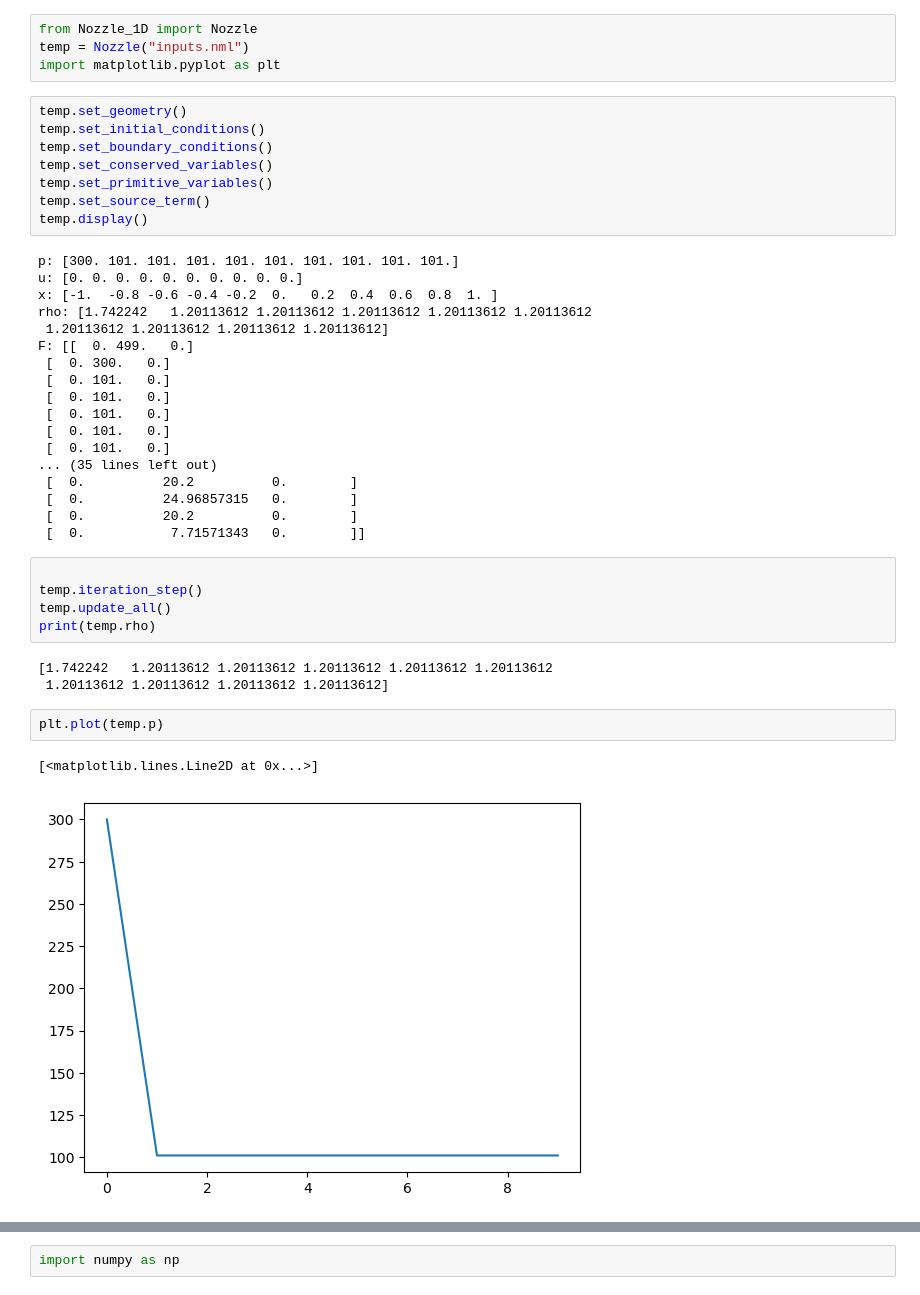
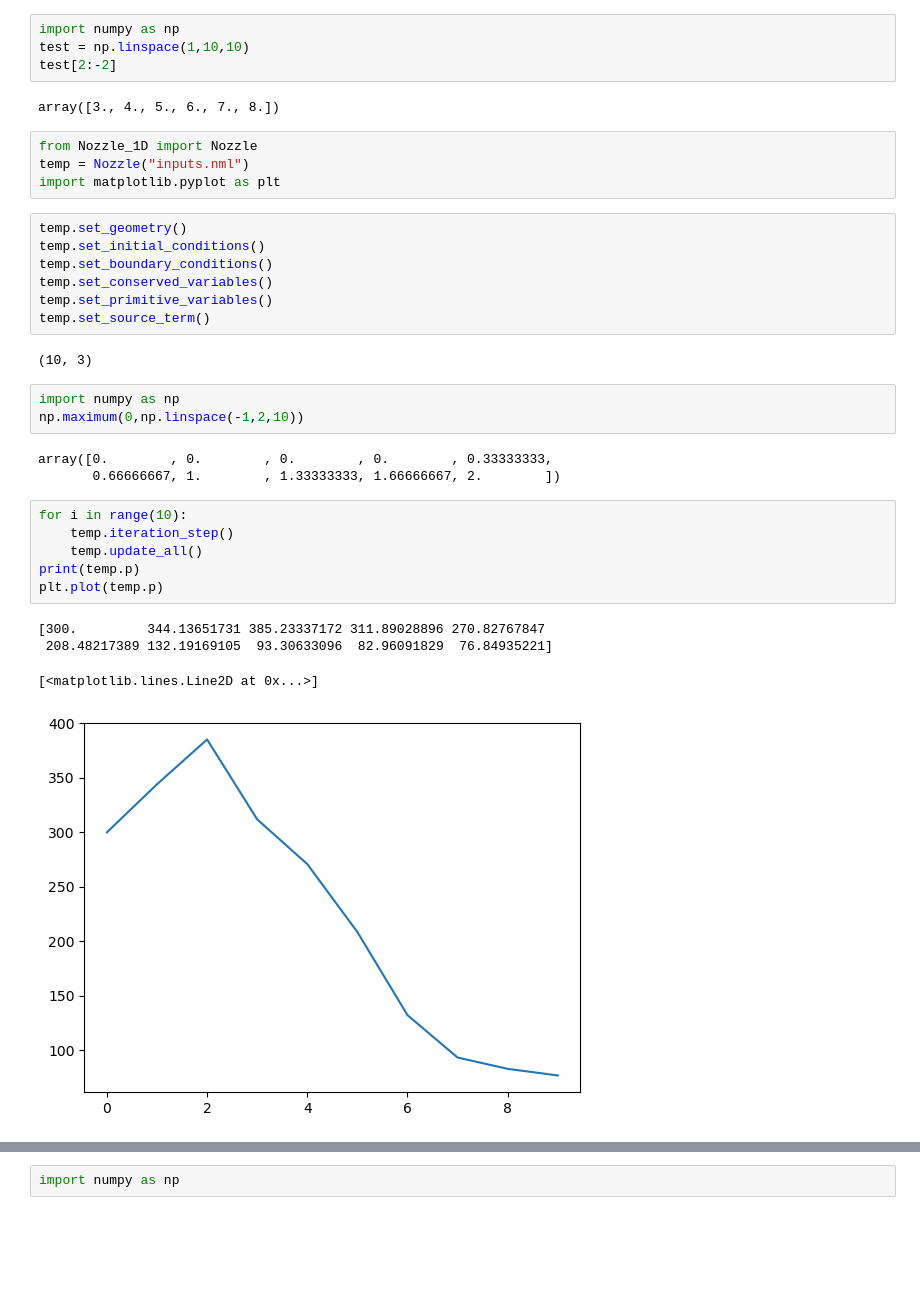
Before and after one commit to aaron23pueschel/CFD, a Jupyter notebook: CFD_HW2/HW2.ipynb, the cells around one changed output, grey strips where cells are left out. Saved outputs shown, nothing was run; the diff lists cells and outputs as text; blank space fills up the shorter version.

```diff
--- a/CFD_HW2/HW2.ipynb
+++ b/CFD_HW2/HW2.ipynb
@@ -1,3 +1,9 @@
+# %%
+import numpy as np
+test = np.linspace(1,10,10)
+test[2:-2]
+# %% [output]
+array([3., 4., 5., 6., 7., 8.])
 # %%
 from Nozzle_1D import Nozzle
 temp = Nozzle("inputs.nml")
@@ -9,38 +15,25 @@ temp.set_boundary_conditions()
 temp.set_conserved_variables()
 temp.set_primitive_variables()
 temp.set_source_term()
-temp.display()
 # %% [output]
-p: [300. 101. 101. 101. 101. 101. 101. 101. 101. 101.]
-u: [0. 0. 0. 0. 0. 0. 0. 0. 0. 0.]
-x: [-1.  -0.8 -0.6 -0.4 -0.2  0.   0.2  0.4  0.6  0.8  1. ]
-rho: [1.742242   1.20113612 1.20113612 1.20113612 1.20113612 1.20113612
- 1.20113612 1.20113612 1.20113612 1.20113612]
-F: [[  0. 499.   0.]
- [  0. 300.   0.]
- [  0. 101.   0.]
- [  0. 101.   0.]
- [  0. 101.   0.]
- [  0. 101.   0.]
- [  0. 101.   0.]
-... (35 lines left out)
- [  0.          20.2          0.        ]
- [  0.          24.96857315   0.        ]
- [  0.          20.2          0.        ]
- [  0.           7.71571343   0.        ]]
+(10, 3)
+# %%
+import numpy as np
+np.maximum(0,np.linspace(-1,2,10))
+# %% [output]
+array([0.        , 0.        , 0.        , 0.        , 0.33333333,
+       0.66666667, 1.        , 1.33333333, 1.66666667, 2.        ])
 # %%
-
-temp.iteration_step()
-temp.update_all()
-print(temp.rho)
+for i in range(10):
+    temp.iteration_step()
+    temp.update_all()
+print(temp.p)
+plt.plot(temp.p)
 # %% [output]
-[1.742242   1.20113612 1.20113612 1.20113612 1.20113612 1.20113612
- 1.20113612 1.20113612 1.20113612 1.20113612]
+[300.         344.13651731 385.23337172 311.89028896 270.82767847
+ 208.48217389 132.19169105  93.30633096  82.96091829  76.84935221]
+[<matplotlib.lines.Line2D at 0x...>]
+[figure, added]
-# %%
-plt.plot(temp.p)
-# %% [output]
-[<matplotlib.lines.Line2D at 0x...>]
-[figure, removed]
 # %%
 
 sadf
```
Also changed, not shown: parts of 1 cell of this notebook, 4 other files.
